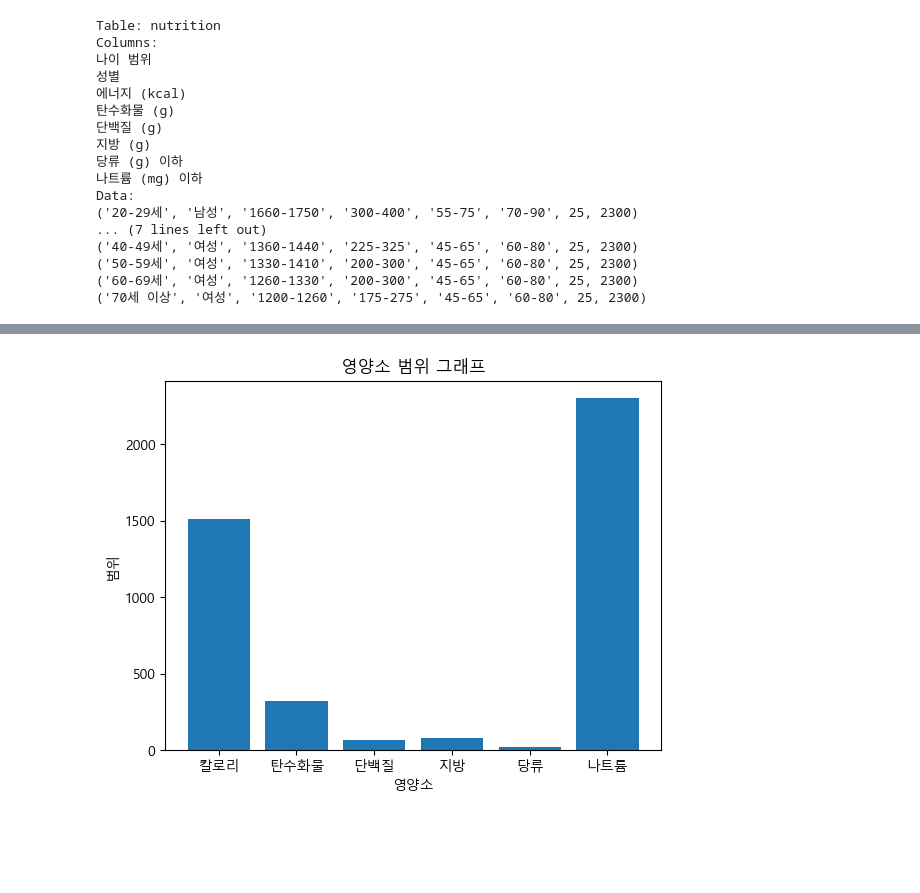
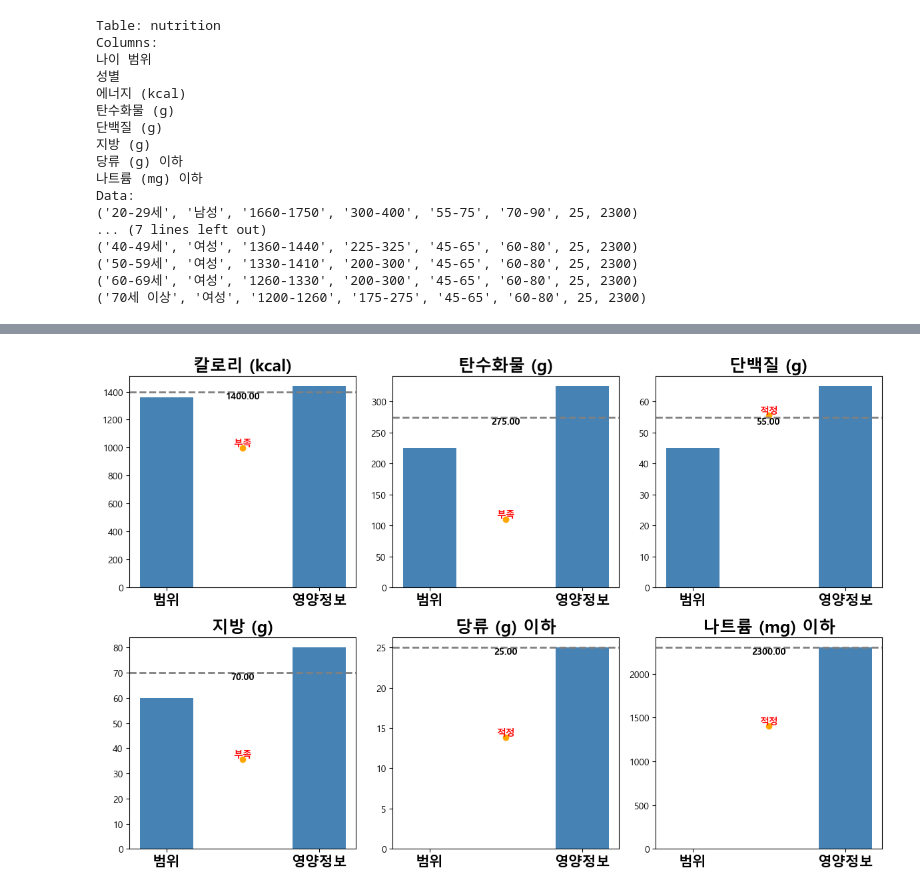
Before and after one commit to seorin0727/enterproject, a Jupyter notebook: 칼로리데이터셋/test.ipynb, the cells around one changed output, grey strips where cells are left out. Cells and saved outputs as stored; diff of their text form; code cells hidden in the pictures; blank space fills up the shorter version.

```diff
--- a/칼로리데이터셋/test.ipynb
+++ b/칼로리데이터셋/test.ipynb
@@ -383,17 +375,42 @@ conn.close()
-# %%
-import matplotlib.pyplot as plt
-
-# 그래프 데이터
-labels = ['칼로리', '탄수화물', '단백질', '지방', '당류', '나트륨']
-values = [kcal_max, carb_max, protein_max, fat_max, sugar_max, sodium_max]
-
-# 그래프 그리기
-plt.bar(labels, values)
-plt.xlabel('영양소')
-plt.ylabel('범위')
-plt.title('영양소 범위 그래프')
-
-# 그래프 표시
-plt.show()
-# %% [output]
-[figure, removed]
+# %%
+kcal_mid = (kcal_min + kcal_max) / 2
+carb_mid = (carb_min + carb_max) / 2
+protein_mid = (protein_min + protein_max) / 2
+fat_mid = (fat_min + fat_max) / 2
+
+# 부족, 적정, 과다 구분 함수
+def compare_value(value, range):
+    if value < range[0]:
+        return '부족'
+    elif value > range[1]:
+        return '과다'
+    else:
+        return '적정'
+
+# 그래프 데이터 설정
+labels = ['칼로리 (kcal)', '탄수화물 (g)', '단백질 (g)', '지방 (g)', '당류 (g) 이하', '나트륨 (mg) 이하']
+ranges = [(kcal_min, kcal_max), (carb_min, carb_max), (protein_min, protein_max), (fat_min, fat_max), (0, sugar_max), (0, sodium_max)]
+nutrient_data = result1
+
+# 평균값 계산
+avg_values = [kcal_mid, carb_mid, protein_mid, fat_mid, sugar_max, sodium_max]
+
+# 그래프 그리기
+fig, axs = plt.subplots(2, 3, figsize=(12, 8))
+for i in range(2):
+    for j in range(3):
+        index = i * 3 + j
+        ax = axs[i, j]
+        ax.bar([0, 1], ranges[index], width=0.35, color='steelblue', label='범위')
+        ax.scatter(0.5, nutrient_data[index], color='orange', label='영양정보 데이터')
+        ax.axhline(avg_values[index], color='gray', linestyle='--', linewidth=2, label='평균')
+        ax.text(0.5, nutrient_data[index], compare_value(nutrient_data[index], ranges[index]), ha='center', va='bottom', color='red', fontweight='bold')
+        ax.text(0.5, avg_values[index], f'{avg_values[index]:.2f}', ha='center', va='top', color='black', fontweight='bold')
+        ax.set_title(labels[index], size=18, weight='bold')
+        ax.set_xticks([0, 1])
+        ax.set_xticklabels(['범위', '영양정보'], size=15, weight='bold')
+
+plt.tight_layout()
+plt.show()
+# %% [output]
+[figure, added]
```
Also changed, not shown: parts of 13 cells of this notebook, 23 other files.
